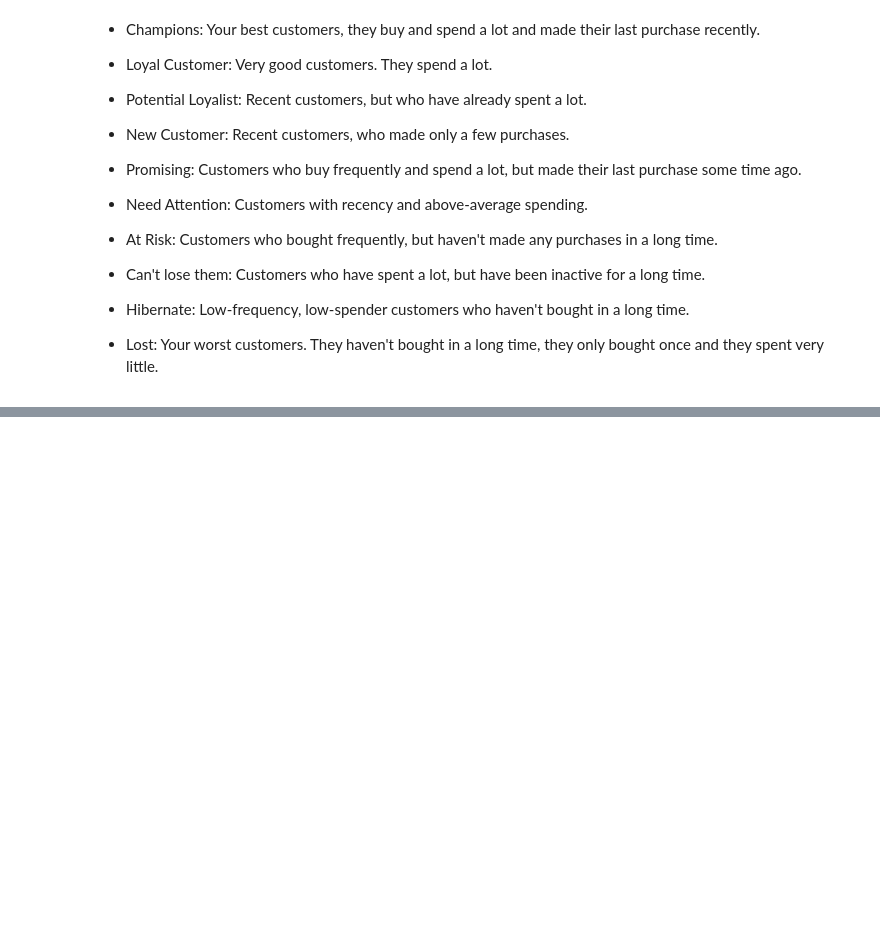
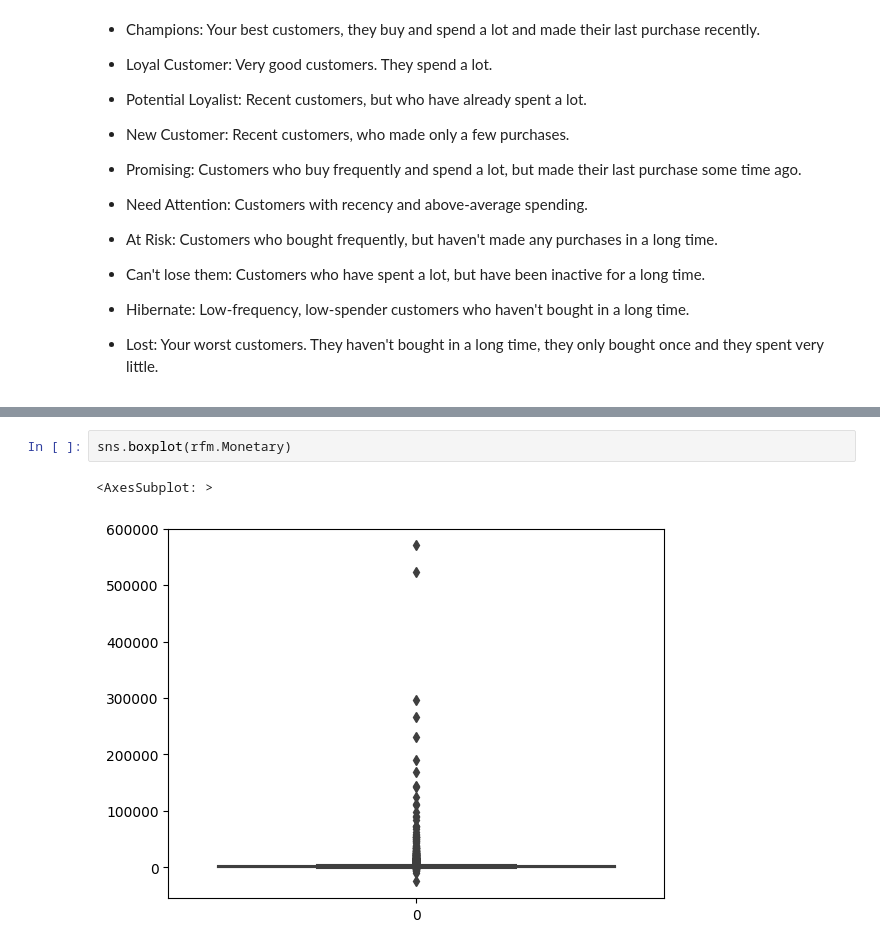
Before and after one commit to Noura-ou/projet_segmentation_client, a Jupyter notebook: src/test_rola.ipynb, the cells around one changed output, grey strips where cells are left out. Cells and saved outputs as stored; diff of their text form; blank space fills up the shorter version.

```diff
--- a/src/test_rola.ipynb
+++ b/src/test_rola.ipynb
@@ -421,0 +515,5 @@ See the caveats in the documentation: https://pandas.pydata.org/pandas-docs/stab
+# %%
+sns.boxplot(rfm.Monetary)
+# %% [output]
+<AxesSubplot: >
+[figure, added]
```
Also changed, not shown: parts of 14 cells of this notebook, 3 other files.
